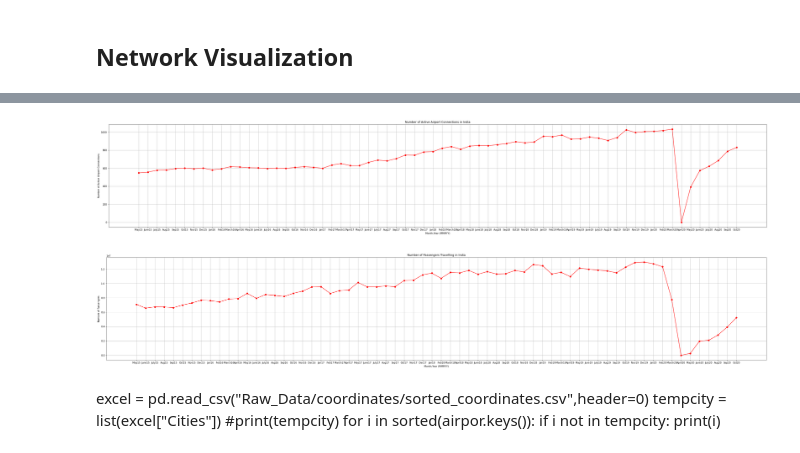
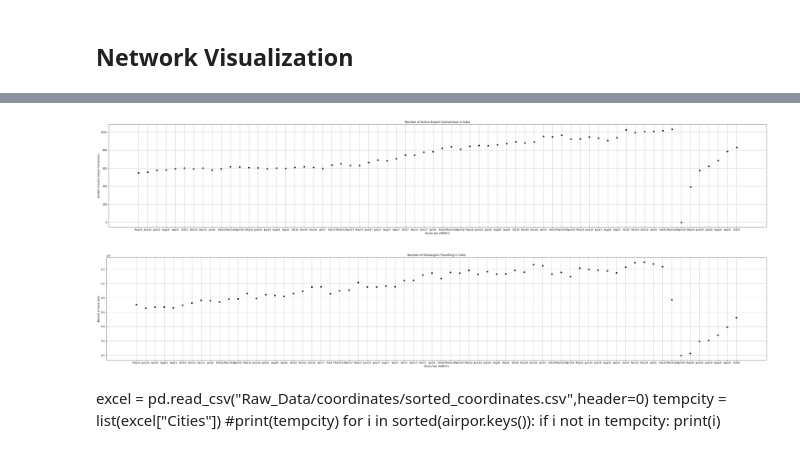
Before and after one commit to mbasil09/Analysis-of-Transport-Network, a Jupyter notebook: Script.ipynb, the cells around one changed output, grey strips where cells are left out. Saved outputs shown, nothing was run; the diff lists cells and outputs as text; code cells hidden in the pictures.

```diff
--- a/Script.ipynb
+++ b/Script.ipynb
@@ -213,23 +213,23 @@ plt.close()
 # %%
 edges = []
 for i in range(len(graphs)):
     edges.append(len(graphs[i].edges()))
-plt.plot(edges, color="red", marker="o")
+plt.scatter(lbls1, edges, color="black", marker="o")
 plt.xlabel("Month,Year (MMMYY)")
 plt.xticks([i for i in range(66)], labels = lbls1)
 plt.ylabel("Number of Active Airport Connections")
 plt.title("Number of Active Airport Connections in India")
 plt.grid(True)
 figure = plt.gcf()
 figure.set_size_inches(50, 8)
 plt.savefig('Output_Files/matplotlib/edges')
 plt.show()
 plt.clf()
 plt.close()
 # %% [output]
-[figure, old version]
+[figure, new version]
 # %%
-plt.plot(passengers, color="red",  marker="o")
+plt.scatter(lbls1, passengers, color="black",  marker="o")
 plt.xlabel("Month,Year (MMMYY)")
 plt.xticks([i for i in range(66)],labels = lbls1)
 plt.ylabel("Number of Passengers")
@@ -242,7 +242,7 @@ plt.show()
 plt.clf()
 plt.close()
 # %% [output]
-[figure, old version]
+[figure, new version]
 # %% [markdown]
 excel = pd.read_csv("Raw_Data/coordinates/sorted_coordinates.csv",header=0)
 tempcity = list(excel["Cities"])
```
Also changed, not shown: parts of 5 cells of this notebook.
